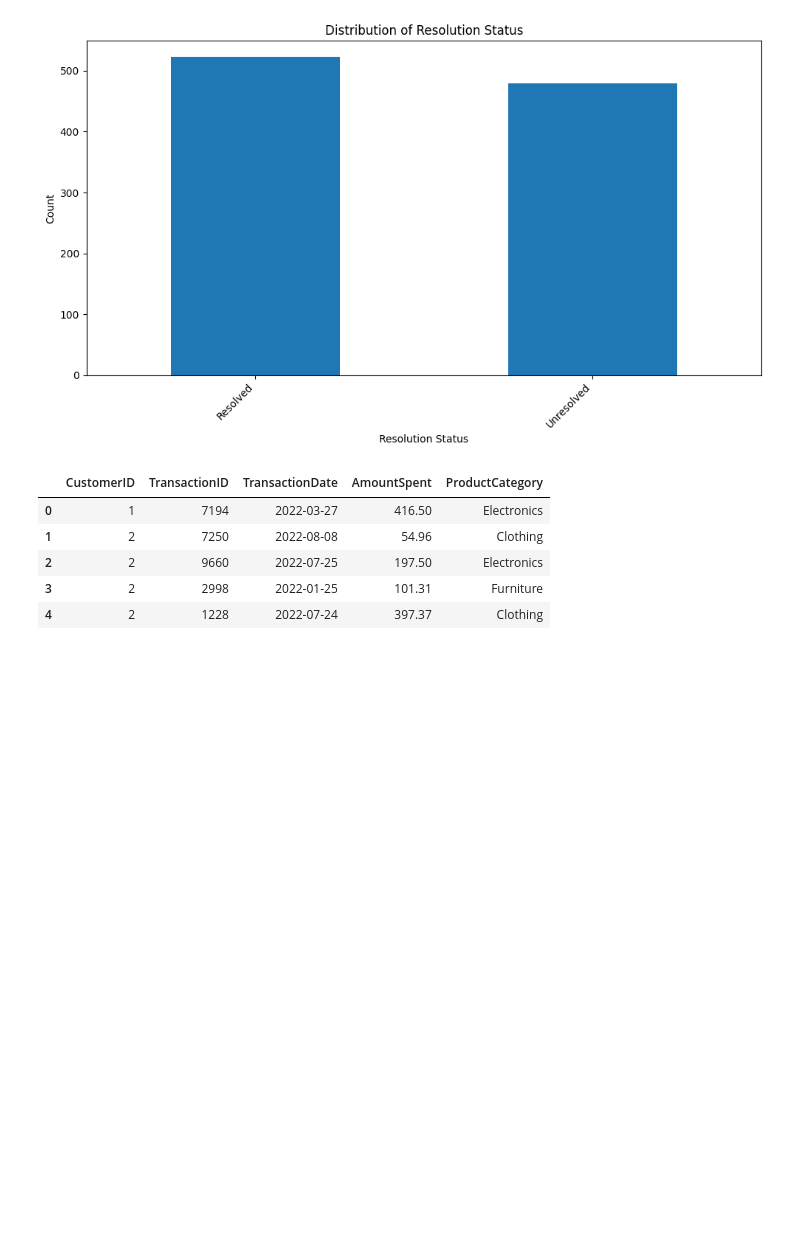
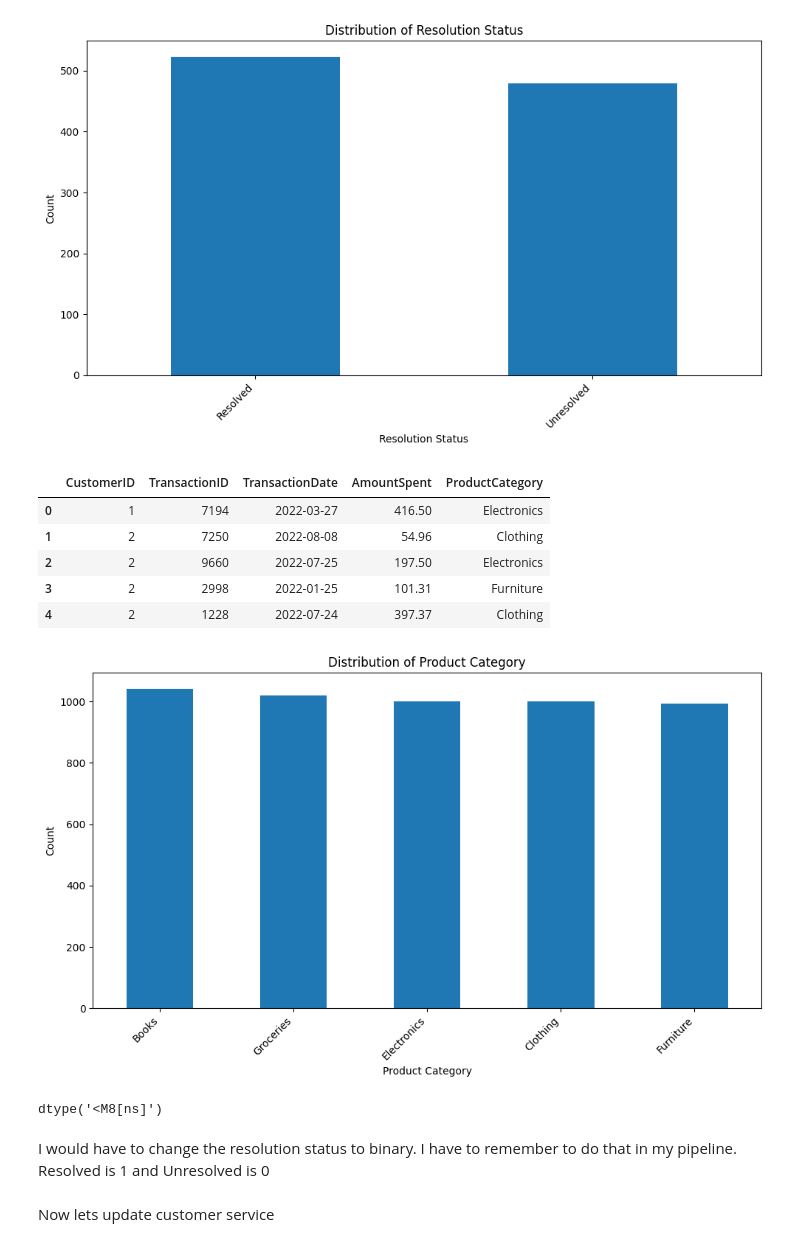
Before and after one commit to RedeemerNtumy/customer_churn, a Jupyter notebook: LloydsBank.ipynb, the cells around one changed output. Saved outputs shown, nothing was run; the diff lists cells and outputs as text; code cells hidden in the pictures; blank space fills up the shorter version.

```diff
--- a/LloydsBank.ipynb
+++ b/LloydsBank.ipynb
@@ -146,3 +167,24 @@ transaction_history.head()
 | 2 | 2 | 9660 | 2022-07-25 | 197.50 | Electronics |
 | 3 | 2 | 2998 | 2022-01-25 | 101.31 | Furniture |
 | 4 | 2 | 1228 | 2022-07-24 | 397.37 | Clothing |
+# %%
+product_category_counts = transaction_history['ProductCategory'].value_counts()
+
+plt.figure(figsize=(10, 6))
+product_category_counts.plot(kind='bar')
+plt.title('Distribution of Product Category')
+plt.xlabel('Product Category')
+plt.ylabel('Count')
+plt.xticks(rotation=45, ha='right')
+plt.tight_layout()
+plt.show()
+# %% [output]
+[figure, added]
+# %%
+transaction_history.TransactionDate.dtype
+# %% [output]
+dtype('<M8[ns]')
+# %% [markdown]
+I would have to change the resolution status to binary. I have to remember to do that in my pipeline. Resolved is 1 and Unresolved is 0
+# %% [markdown]
+Now lets update customer service
```
Also changed, not shown: parts of 58 cells of this notebook, 1 other file.
